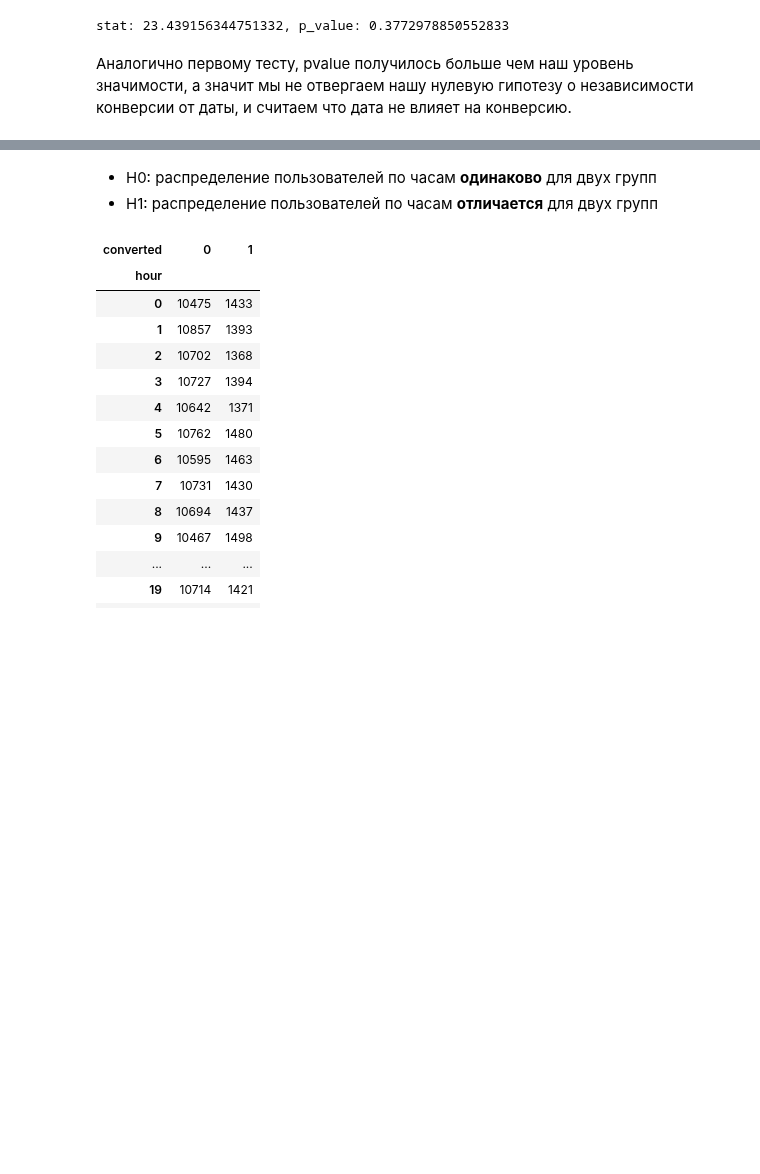
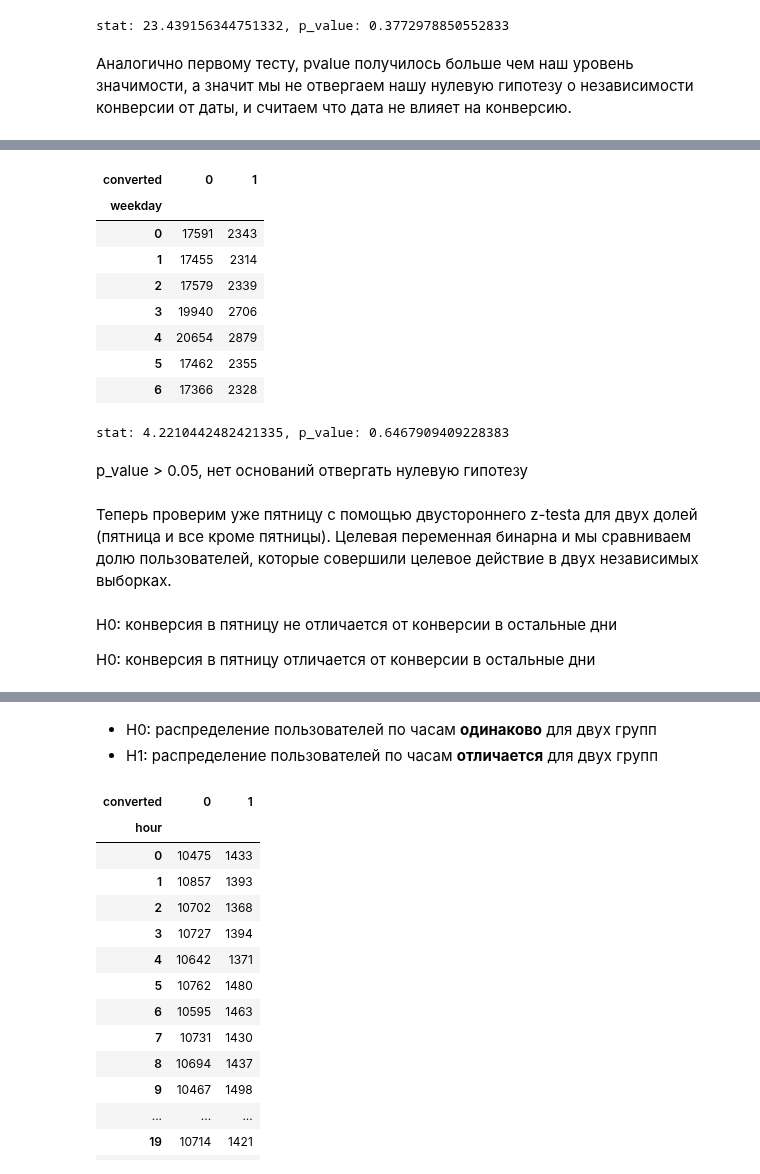
Before and after one commit to Dezurn/GP4_Statistics, a Jupyter notebook: Часть 1/Part_1_AB_test.ipynb, the cells around one changed output, grey strips where cells are left out. Drawn from its saved outputs; the diff is of its cells as text; code cells hidden in the pictures; blank space fills up the shorter version.

```diff
--- a/Часть 1/Part_1_AB_test.ipynb
+++ b/Часть 1/Part_1_AB_test.ipynb
@@ -408,0 +423,14 @@ stat: 23.439156344751332, p_value: 0.3772978850552833
+# %%
+b = data[data['group'] == 'treatment']
+b_weekdays = b.groupby('weekday')['converted'].value_counts().unstack()
+b_weekdays
+# %% [output]
+| converted | 0 | 1 |
+| weekday |  |  |
+| 0 | 17591 | 2343 |
+| 1 | 17455 | 2314 |
+| 2 | 17579 | 2339 |
+| 3 | 19940 | 2706 |
+| 4 | 20654 | 2879 |
+| 5 | 17462 | 2355 |
+| 6 | 17366 | 2328 |
@@ -408,0 +439,12 @@ stat: 23.439156344751332, p_value: 0.3772978850552833
+# %%
+print(f'stat: {stat}, p_value: {p_value}')
+# %% [output]
+stat: 4.2210442482421335, p_value: 0.6467909409228383
+# %% [markdown]
+p_value > 0.05, нет оснований отвергать нулевую гипотезу
+# %% [markdown]
+Теперь проверим уже пятницу с помощью двустороннего z-testa для двух долей (пятница и все кроме пятницы). Целевая переменная бинарна и мы сравниваем долю пользователей, которые совершили целевое действие в двух независимых выборках.
+# %% [markdown]
+H0: конверсия в пятницу не отличается от конверсии в остальные дни
+
+H0: конверсия в пятницу отличается от конверсии в остальные дни
```
Also changed, not shown: parts of 18 cells of this notebook.
